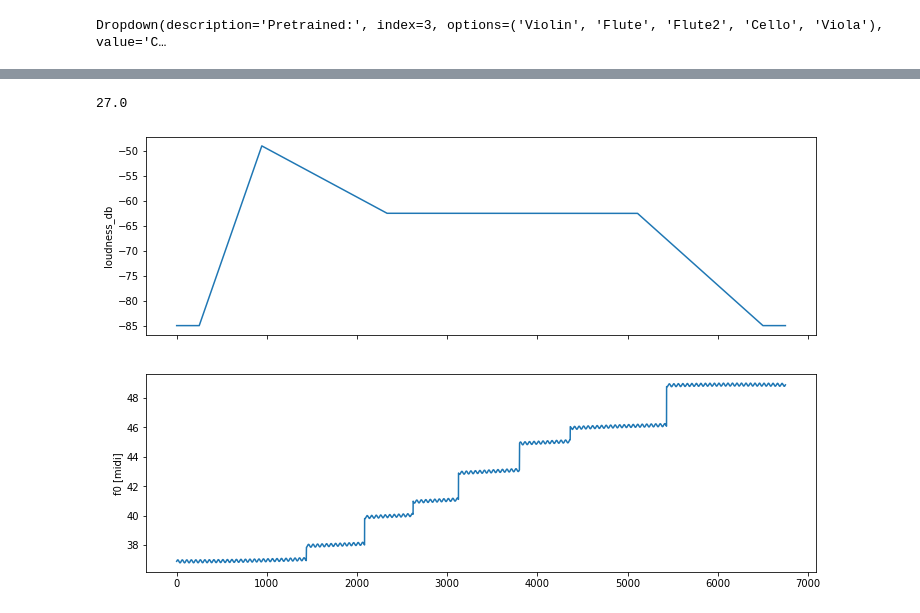
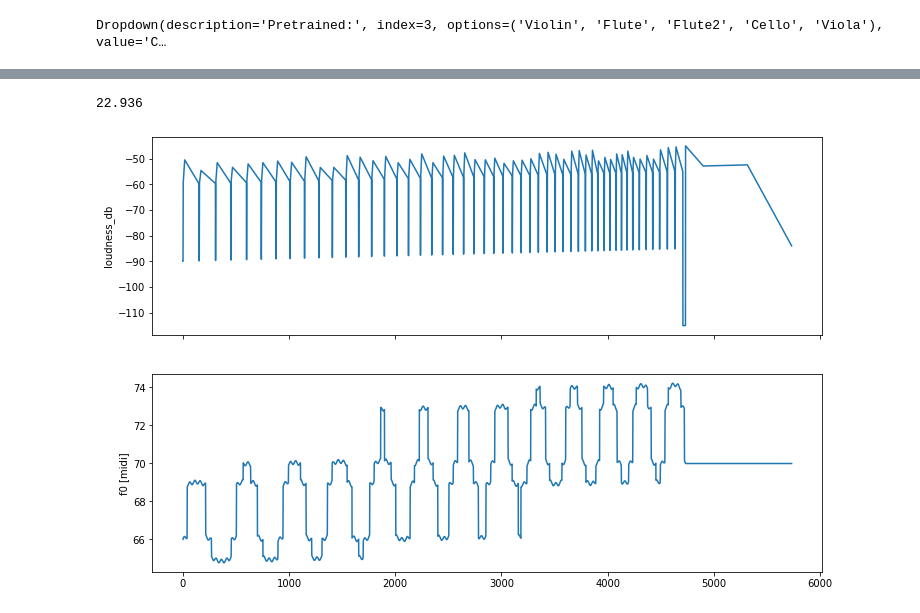
Before and after one commit to kureta/film, a Jupyter notebook: film.ipynb, the cells around one changed output, grey strips where cells are left out. Saved outputs shown, nothing was run; the diff lists cells and outputs as text; code cells hidden in the pictures.

```diff
--- a/film.ipynb
+++ b/film.ipynb
@@ -83,41 +91,52 @@ Dropdown(description='Pretrained:', index=3, options=('Violin', 'Flute', 'Flute2
 # %%
-loudness = adsr(0.25, 0.5, 1., 0.5, 25., .8, 0.5)
-preroll = silence(1.)
-postroll = silence(1.)
-loudness = np.concatenate([preroll, loudness, postroll])
-loudness = rescale(loudness, -85, -40)
+loudness = []
+dur = 0.6
+delta = -0.01
+for i in range(50):
+    loudness.append(silence(0.01) - 90)
+    loudness.append(rescale(perc(0.1, np.random.uniform(dur-0.02, dur+0.02), np.random.uniform(0.5, 1.0)), -60, -50))
+    if dur > 0.6 or dur < 0.2:
+        delta *= -1
+    dur += delta
+loudness.append(silence(0.1) - 120)
+loudness.append(rescale(adsr(0., 0.2, 0.5, 0.5, 4, 1., 0.8), -90, -50))
+loudness = np.concatenate(loudness)
+loudness += np.linspace(0, 6, len(loudness))
 
+# ====== Pitch ======
 
 n_steps = len(loudness)
 duration = n_steps * step_dur
 print(duration)
 
 t = np.linspace(0, duration, n_steps)
+pitch = linear_oscillate(t, 0.1, 0.5, 60+6, 3, 0, 1)
 
-pitch = oscillate(t, 0.01, 36, 12, 0, 2)
-pitch = autotune(pitch, 0.9, scale='harmonic_minor', rotate=0, offset=2)
+pitch += np.linspace(0, 8, n_steps)
+pitch = autotune(pitch, 0.9, scale='augmented', rotate=0, offset=2)
 pitch += oscillate(t, 5, 0, 0.1)
+pitch[-1000:] = pitch[-1000]
 
 af = {
     'f0_hz': librosa.midi_to_hz(pitch),
     'loudness_db': loudness
 }
 
 # Plot
 fig, ax = plt.subplots(nrows=2,
                        ncols=1,
                        sharex=True,
                        figsize=(12, 8))
 
 ax[0].plot(af['loudness_db'])
 ax[0].set_ylabel('loudness_db')
 
 ax[1].plot(librosa.hz_to_midi(af['f0_hz']))
 ax[1].set_ylabel('f0 [midi]')
-pass
+model = rebuild_model()
 # %% [output]
-27.0
+22.936
-[figure, old version]
+[figure, new version]
 # %%
 # Run a batch of predictions.
 outputs = model(af, training=False)
```
Also changed, not shown: parts of 5 cells of this notebook, 1 other file.
